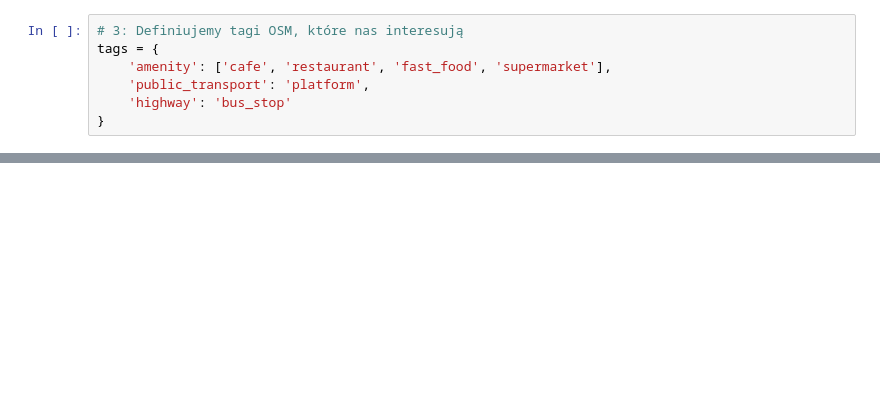
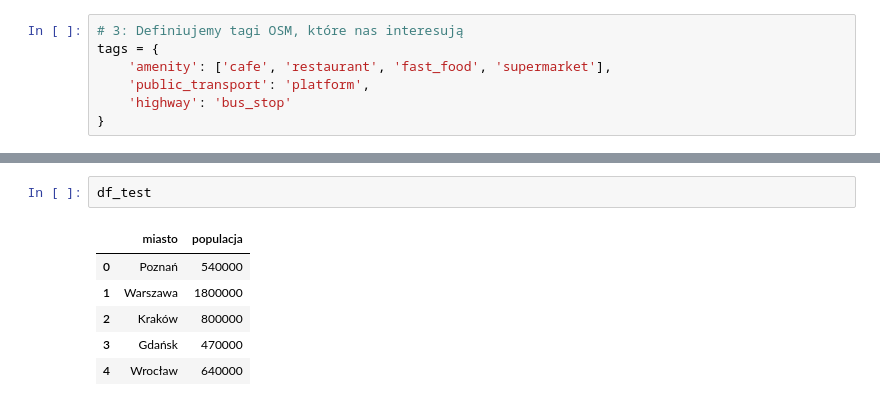
Before and after one commit to piaseckazaneta/Python, a Jupyter notebook: Location_Intelligence.ipynb, the cells around one changed output, grey strips where cells are left out. Saved outputs shown, nothing was run; the diff lists cells and outputs as text; blank space fills up the shorter version.

```diff
--- a/Location_Intelligence.ipynb
+++ b/Location_Intelligence.ipynb
@@ -81,0 +145,9 @@ Pobrano łącznie 9260
+# %%
+df_test
+# %% [output]
+|  | miasto | populacja |
+| 0 | Poznań | 540000 |
+| 1 | Warszawa | 1800000 |
+| 2 | Kraków | 800000 |
+| 3 | Gdańsk | 470000 |
+| 4 | Wrocław | 640000 |
```
Also changed, not shown: parts of 12 cells of this notebook.
